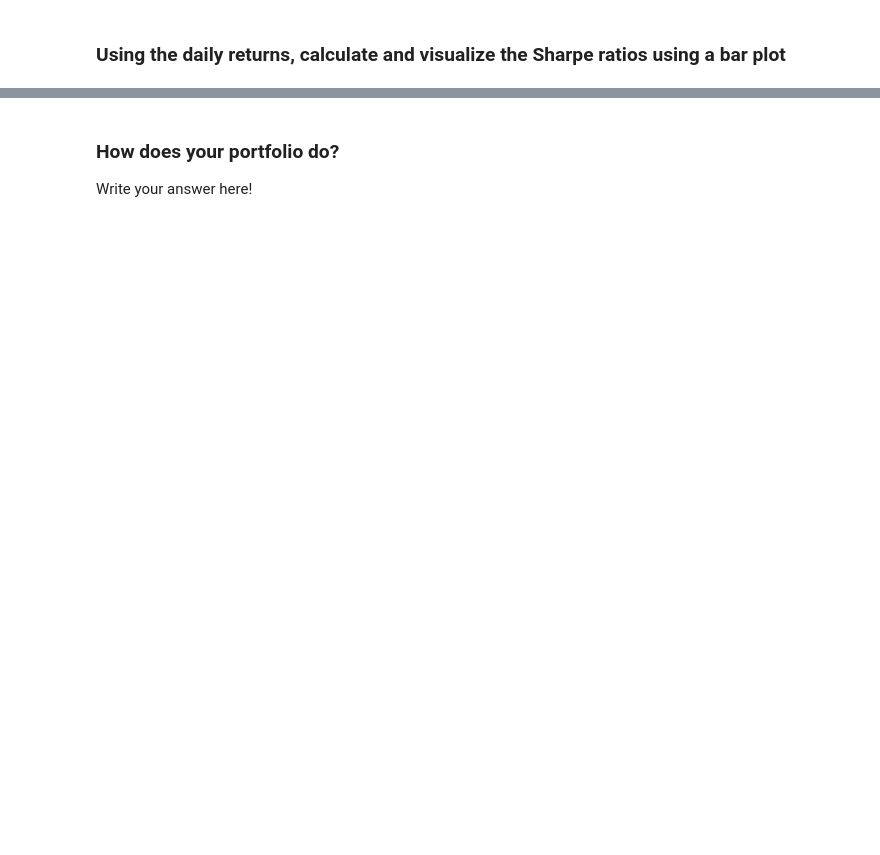
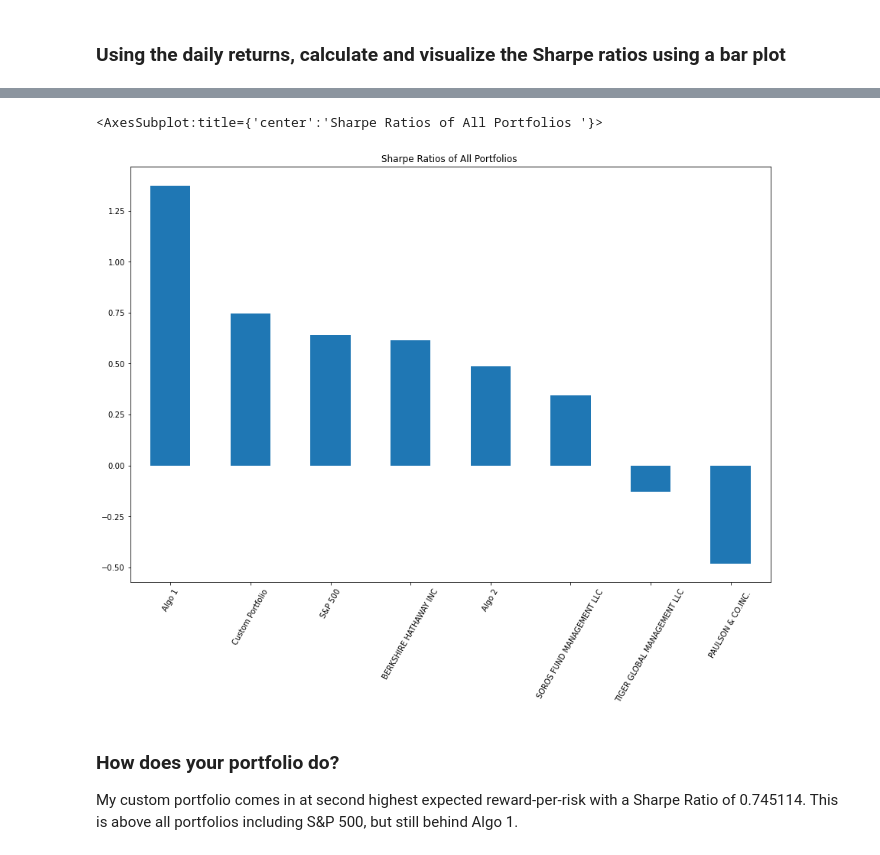
Before and after one commit to joeyh2/portfolio-analysis, a Jupyter notebook: whale_analysis.ipynb, the cells around one changed output, grey strips where cells are left out. Drawn from its saved outputs; the diff is of its cells as text; code cells hidden in the pictures; blank space fills up the shorter version.

```diff
--- a/whale_analysis.ipynb
+++ b/whale_analysis.ipynb
@@ -558,3 +589,5 @@ weights = [1/3, 1/3, 1/3]
 ### Calculate the Annualized Standard Deviation
 # %%
 # Calculate the annualized `std`
+annualized_std_all = combined_returns_all.std() * np.sqrt(252)
+annualized_std_all
@@ -576,3 +643,6 @@ weights = [1/3, 1/3, 1/3]
 ### Using the daily returns, calculate and visualize the Sharpe ratios using a bar plot
 # %%
 # Calculate Annualized Sharpe Ratios
+sharpe_ratios_all = (combined_returns_all.mean() * 252) / (annualized_std_all)
+sharpe_ratios_all.sort_values(inplace = True, ascending = False)
+sharpe_ratios_all
@@ -579,6 +659,10 @@ weights = [1/3, 1/3, 1/3]
 # %%
 # Visualize the sharpe ratios as a bar plot
+sharpe_ratios_all.plot.bar(title = "Sharpe Ratios of All Portfolios ", figsize = (15,10), rot = 60)
+# %% [output]
+<AxesSubplot:title={'center':'Sharpe Ratios of All Portfolios '}>
+[figure, added]
-# %% [markdown]
-### How does your portfolio do?
-
-Write your answer here!
+# %% [markdown]
+### How does your portfolio do?
+
+My custom portfolio comes in at second highest expected reward-per-risk with a Sharpe Ratio of 0.745114. This is above all portfolios including S&P 500, but still behind Algo 1.
```
Also changed, not shown: parts of 28 cells of this notebook.
